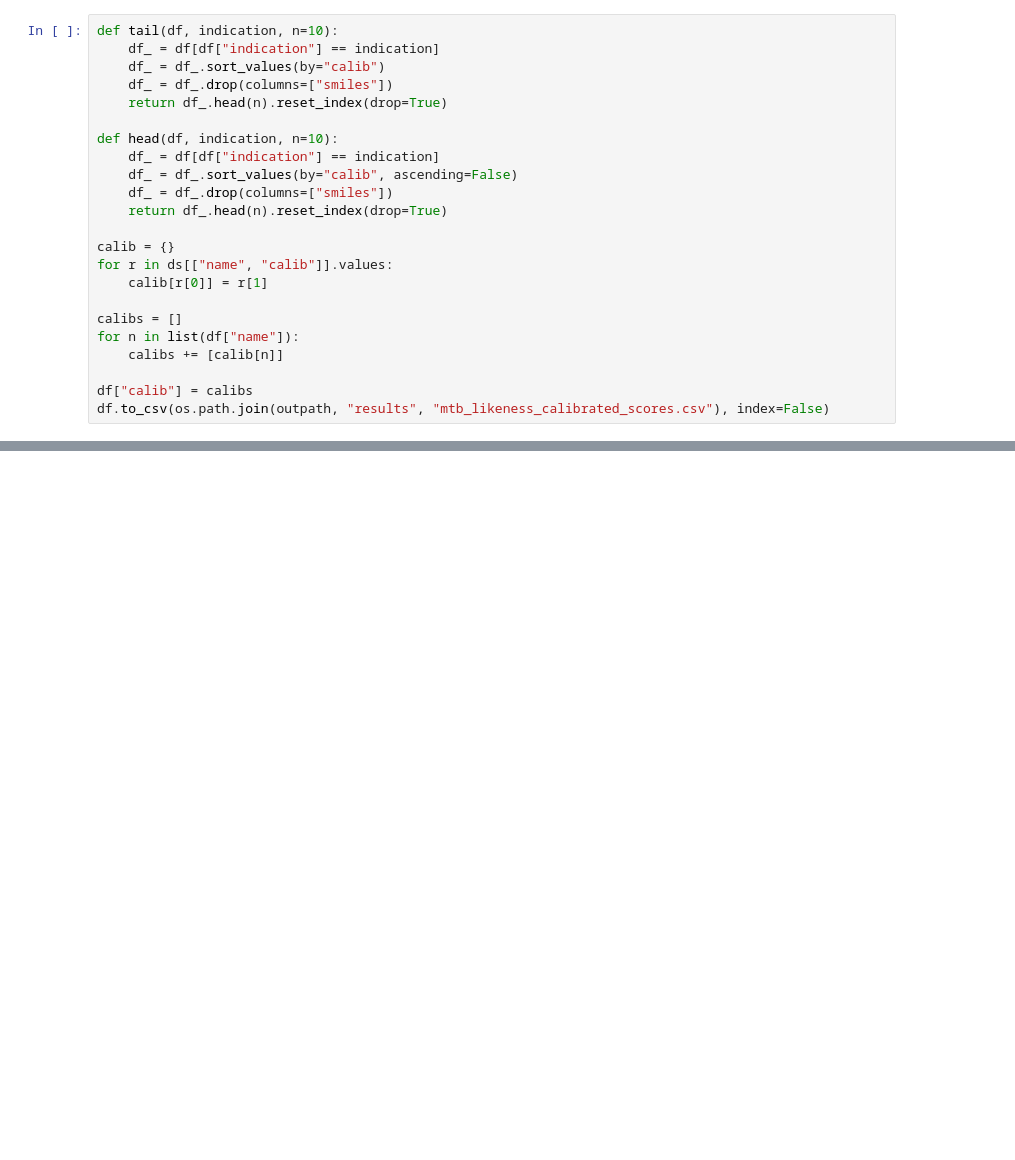
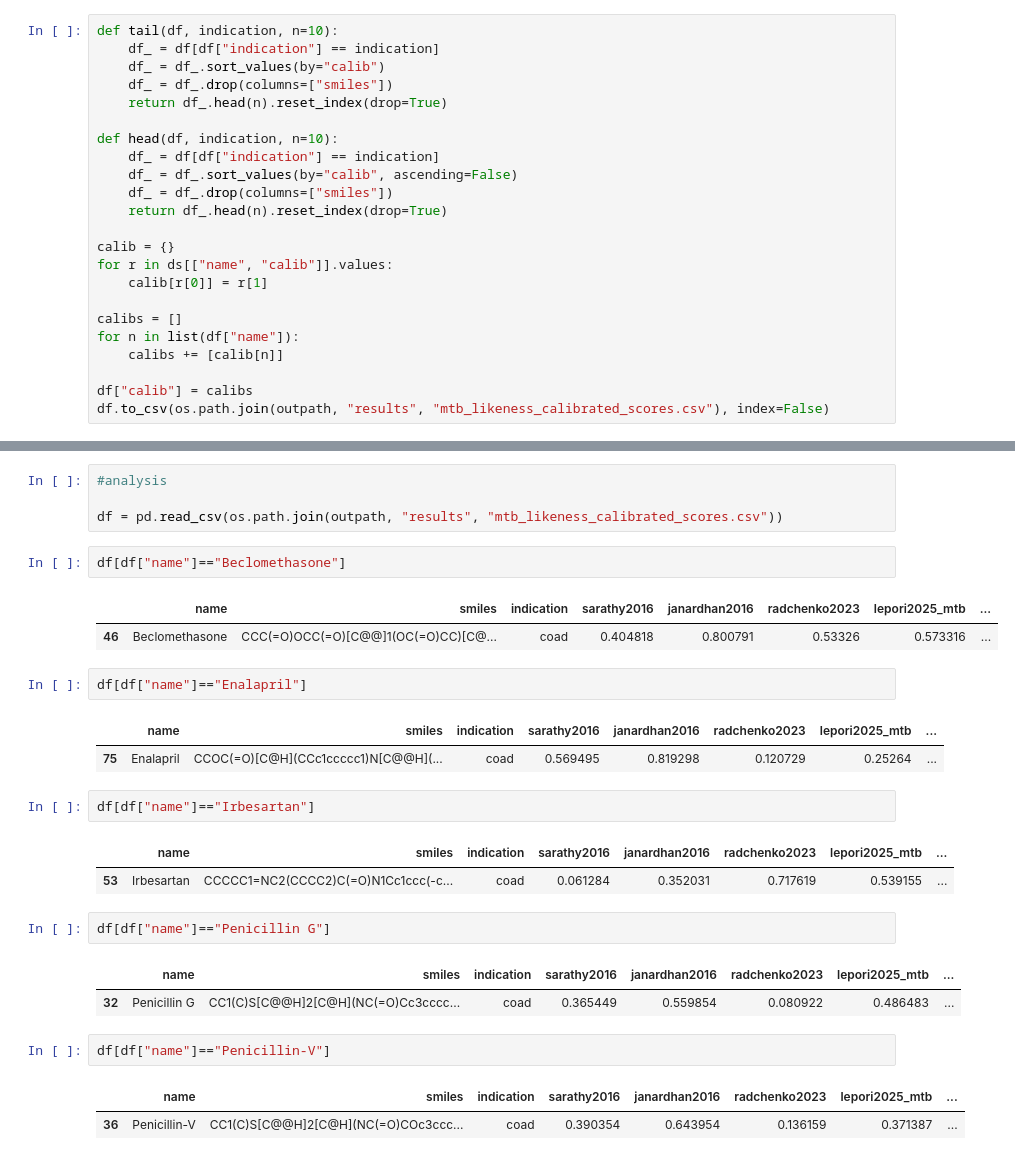
Before and after one commit to ersilia-os/ai2050-mtb-penetration, a Jupyter notebook: notebooks/03_ranking.ipynb, the cells around one changed output, grey strips where cells are left out. Cells and saved outputs as stored; diff of their text form; blank space fills up the shorter version.

Commit message:
updated analysis with entry

```diff
--- a/notebooks/03_ranking.ipynb
+++ b/notebooks/03_ranking.ipynb
@@ -250,0 +252,29 @@ stylia.save_figure(os.path.join(outpath, "plots", "selected_drugs_mtb_likness.pn
+# %%
+#analysis
+
+df = pd.read_csv(os.path.join(outpath, "results", "mtb_likeness_calibrated_scores.csv"))
+# %%
+df[df["name"]=="Beclomethasone"]
+# %% [output]
+|  | name | smiles | indication | sarathy2016 | janardhan2016 | radchenko2023 | lepori2025_mtb | ... |
+| 46 | Beclomethasone | CCC(=O)OCC(=O)[C@@]1(OC(=O)CC)[C@... | coad | 0.404818 | 0.800791 | 0.53326 | 0.573316 | ... |
+# %%
+df[df["name"]=="Enalapril"]
+# %% [output]
+|  | name | smiles | indication | sarathy2016 | janardhan2016 | radchenko2023 | lepori2025_mtb | ... |
+| 75 | Enalapril | CCOC(=O)[C@H](CCc1ccccc1)N[C@@H](... | coad | 0.569495 | 0.819298 | 0.120729 | 0.25264 | ... |
+# %%
+df[df["name"]=="Irbesartan"]
+# %% [output]
+|  | name | smiles | indication | sarathy2016 | janardhan2016 | radchenko2023 | lepori2025_mtb | ... |
+| 53 | Irbesartan | CCCCC1=NC2(CCCC2)C(=O)N1Cc1ccc(-c... | coad | 0.061284 | 0.352031 | 0.717619 | 0.539155 | ... |
+# %%
+df[df["name"]=="Penicillin G"]
+# %% [output]
+|  | name | smiles | indication | sarathy2016 | janardhan2016 | radchenko2023 | lepori2025_mtb | ... |
+| 32 | Penicillin G | CC1(C)S[C@@H]2[C@H](NC(=O)Cc3cccc... | coad | 0.365449 | 0.559854 | 0.080922 | 0.486483 | ... |
+# %%
+df[df["name"]=="Penicillin-V"]
+# %% [output]
+|  | name | smiles | indication | sarathy2016 | janardhan2016 | radchenko2023 | lepori2025_mtb | ... |
+| 36 | Penicillin-V | CC1(C)S[C@@H]2[C@H](NC(=O)COc3ccc... | coad | 0.390354 | 0.643954 | 0.136159 | 0.371387 | ... |
```
Also changed, not shown: parts of 14 cells of this notebook, 38 other files.
